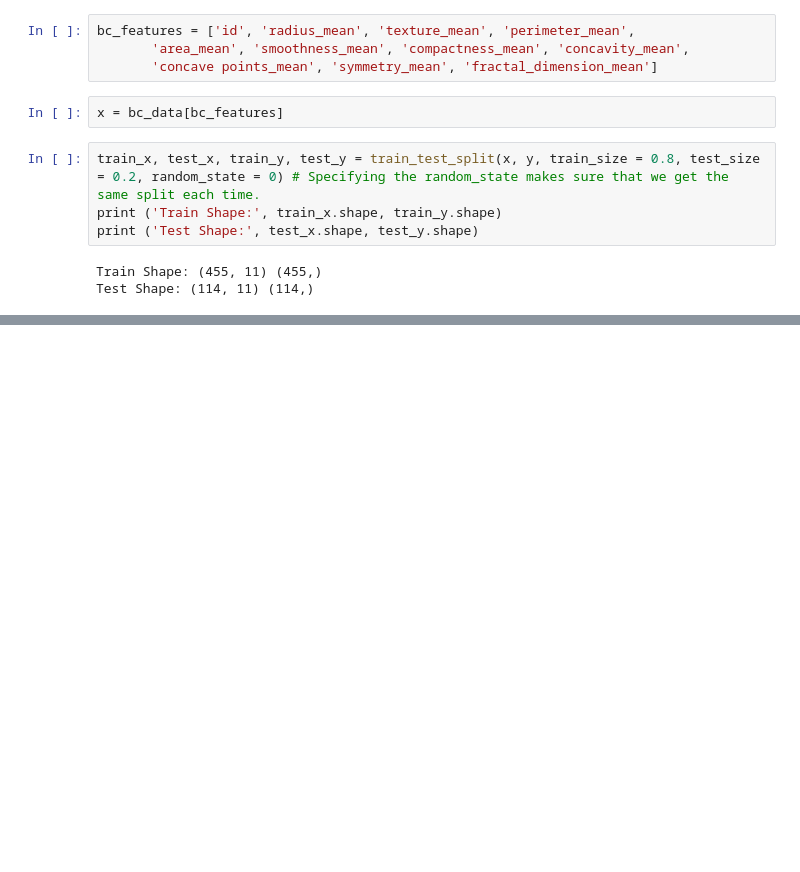
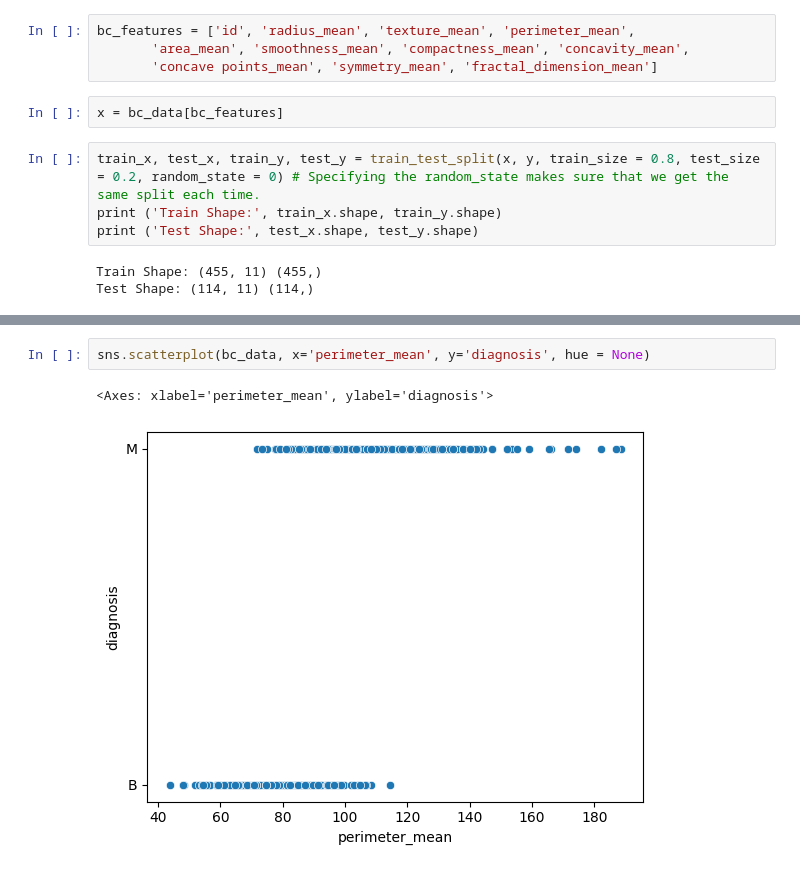
Before and after one commit to LolaLS/My_Junior_Venture, a Jupyter notebook: Junior_Venture_BCWisconsinDataset.ipynb, the cells around one changed output, grey strips where cells are left out. Drawn from its saved outputs; the diff is of its cells as text; blank space fills up the shorter version.

```diff
--- a/Junior_Venture_BCWisconsinDataset.ipynb
+++ b/Junior_Venture_BCWisconsinDataset.ipynb
@@ -71,0 +83,5 @@ Test Shape: (114, 11) (114,)
+# %%
+sns.scatterplot(bc_data, x='perimeter_mean', y='diagnosis', hue = None)
+# %% [output]
+<Axes: xlabel='perimeter_mean', ylabel='diagnosis'>
+[figure, added]
```
Also changed, not shown: parts of 10 cells of this notebook.
